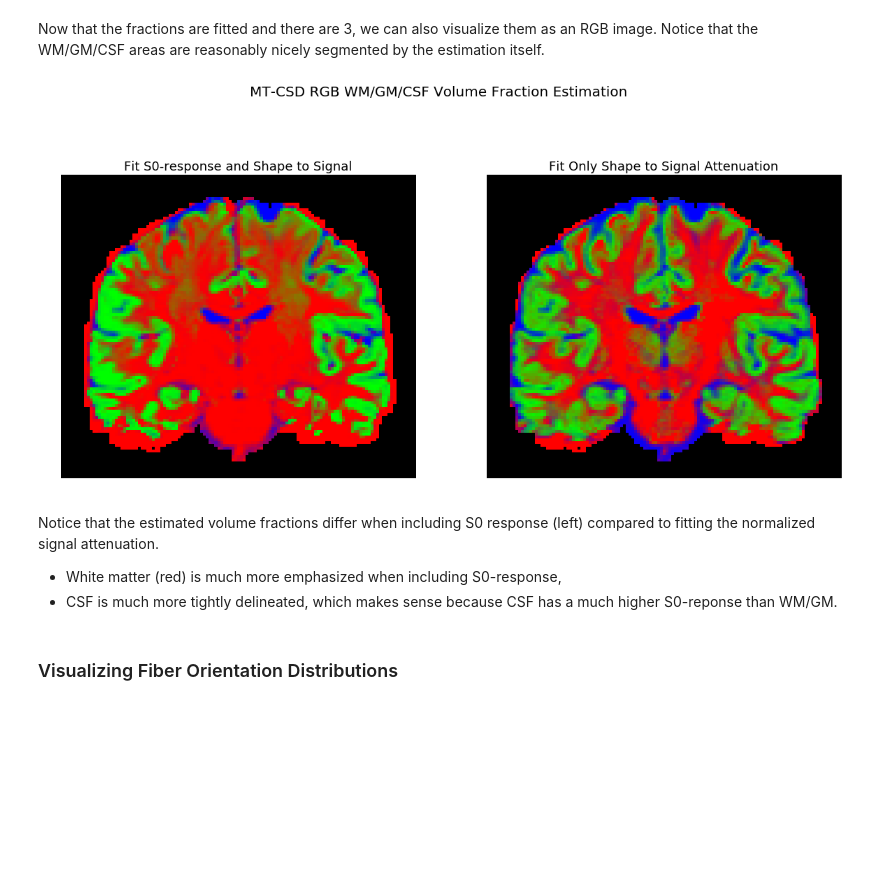
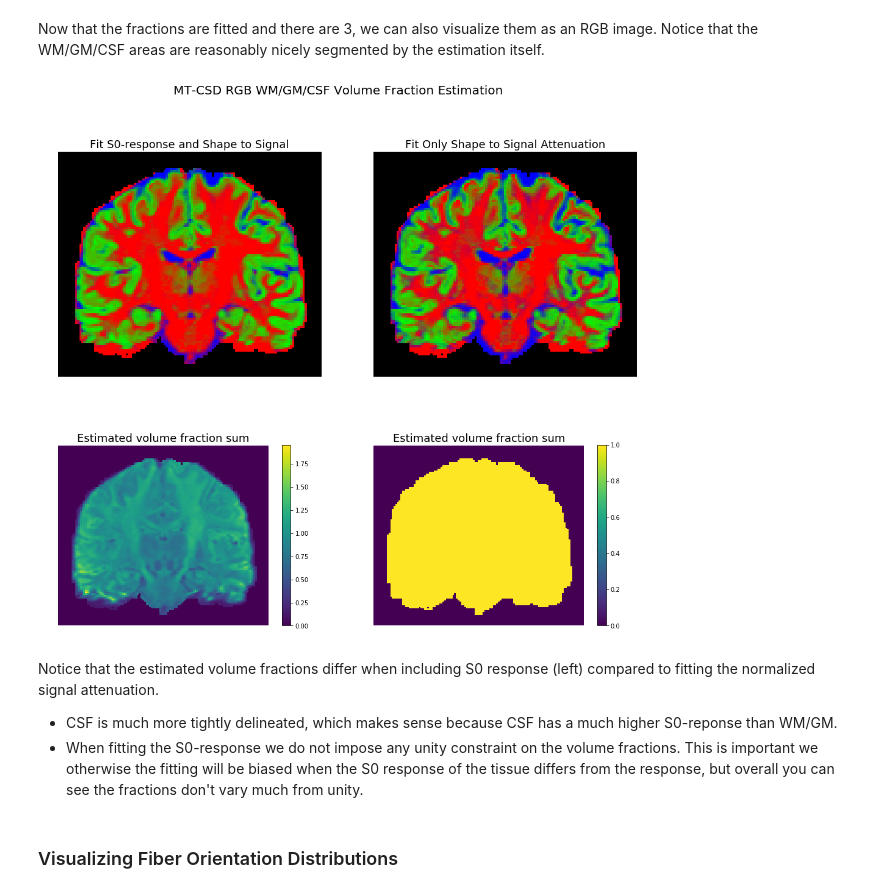
Before and after one commit to AthenaEPI/dmipy, a Jupyter notebook: examples/example_multi_tissue_constrained_spherical_deconvolution.ipynb, the cells around one changed output. Drawn from its saved outputs; the diff is of its cells as text; code cells hidden in the pictures; blank space fills up the shorter version.

```diff
--- a/examples/example_multi_tissue_constrained_spherical_deconvolution.ipynb
+++ b/examples/example_multi_tissue_constrained_spherical_deconvolution.ipynb
@@ -120,29 +120,36 @@ Now that the fractions are fitted and there are 3, we can also visualize them as
 # %%
 import numpy as np
 txts = ['Fit S0-response and Shape to Signal', 'Fit Only Shape to Signal Attenuation']
 vfs_all = []
 
-fig, axs = plt.subplots(1, 2, figsize=[20, 10])
+fig, axs = plt.subplots(2, 2, figsize=[17, 15])
 axs = axs.ravel()
 fig.suptitle('MT-CSD RGB WM/GM/CSF Volume Fraction Estimation', fontsize=20)
 for i, fit in enumerate(mt_csd_fits):
     vfs = []
     names = ['partial_volume_0', 'partial_volume_1', 'partial_volume_2']
     for name in names:
         vfs.append(fit.fitted_parameters[name])
     vfs = np.transpose(np.array(vfs), (3, 2, 1, 0))
     vfs_all.append(vfs)
-    vfs_im = np.clip(np.squeeze(vfs), 0, 1)
+    vfs_sum = np.sum(vfs, axis=-1)
+    vfs[vfs_sum > 0] = vfs[vfs_sum > 0] / vfs_sum[vfs_sum > 0][..., None]
+    vfs_im = np.squeeze(np.clip(vfs, 0, 1))
 
     axs[i].imshow(vfs_im[15:-23, 10:-10], origin=True, interpolation='nearest')
     axs[i].axis('off');
     axs[i].set_title(txts[i], fontsize=18)
+
+    im = axs[i + 2].imshow(np.squeeze(vfs_sum)[15:-23, 10:-10], origin=True, interpolation='nearest')
+    axs[i + 2].axis('off');
+    axs[i + 2].set_title('Estimated volume fraction sum', fontsize=18)
+    fig.colorbar(im, ax=axs[i + 2], shrink=0.8)
 # %% [output]
-[figure, old version]
+[figure, new version]
 # %% [markdown]
 Notice that the estimated volume fractions differ when including S0 response (left) compared to fitting the normalized signal attenuation.
-- White matter (red) is much more emphasized when including S0-response,
 - CSF is much more tightly delineated, which makes sense because CSF has a much higher S0-reponse than WM/GM.
+- When fitting the S0-response we do not impose any unity constraint on the volume fractions. This is important we otherwise the fitting will be biased when the S0 response of the tissue differs from the response, but overall you can see the fractions don't vary much from unity.
 # %% [markdown]
 ### Visualizing Fiber Orientation Distributions
 # %% [markdown]
```
Also changed, not shown: parts of 4 cells of this notebook.
